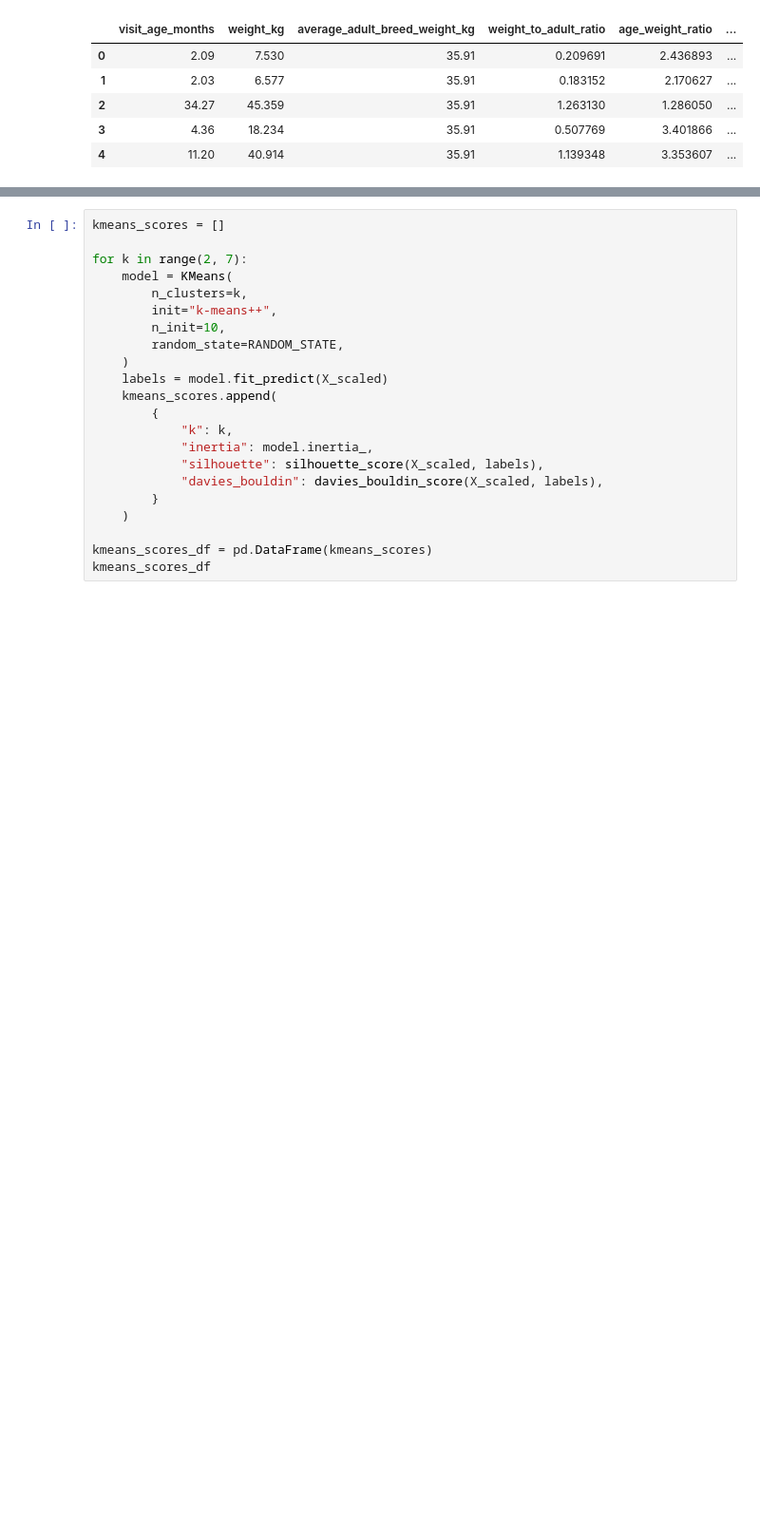
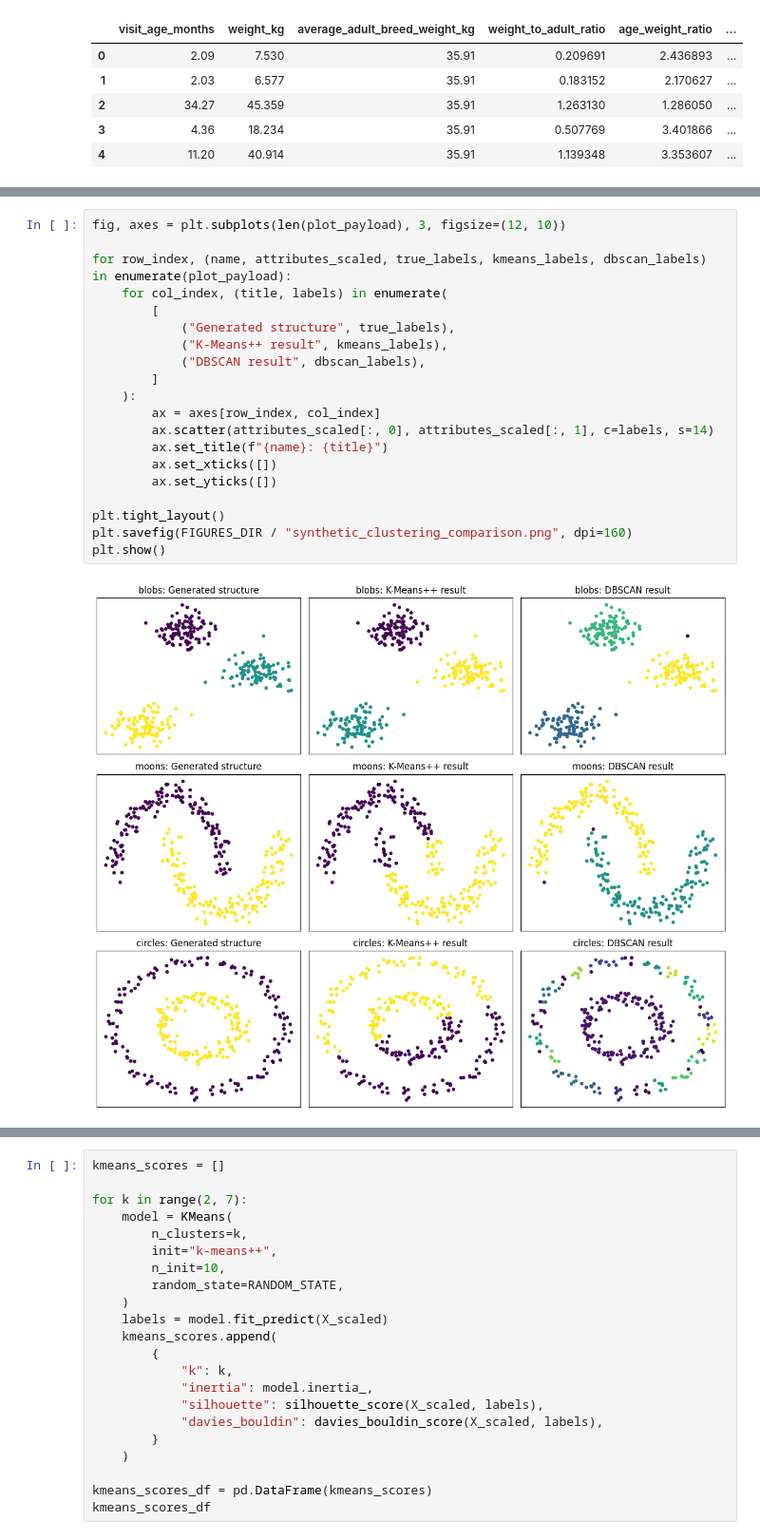
Before and after one commit to SATananov/cane-corso-growth-intelligence, a Jupyter notebook: notebooks/04_unsupervised_learning_clustering.ipynb, the cells around one changed output, grey strips where cells are left out. Shown at 95% size. Saved outputs shown, nothing was run; the diff lists cells and outputs as text; blank space fills up the shorter version.

Commit message:
Refactor code structure for improved readability and maintainability

```diff
--- a/notebooks/04_unsupervised_learning_clustering.ipynb
+++ b/notebooks/04_unsupervised_learning_clustering.ipynb
@@ -269,0 +450,22 @@ clustering suggests growth-pattern groups for exploration only
+# %%
+fig, axes = plt.subplots(len(plot_payload), 3, figsize=(12, 10))
+
+for row_index, (name, attributes_scaled, true_labels, kmeans_labels, dbscan_labels) in enumerate(plot_payload):
+    for col_index, (title, labels) in enumerate(
+        [
+            ("Generated structure", true_labels),
+            ("K-Means++ result", kmeans_labels),
+            ("DBSCAN result", dbscan_labels),
+        ]
+    ):
+        ax = axes[row_index, col_index]
+        ax.scatter(attributes_scaled[:, 0], attributes_scaled[:, 1], c=labels, s=14)
+        ax.set_title(f"{name}: {title}")
+        ax.set_xticks([])
+        ax.set_yticks([])
+
+plt.tight_layout()
+plt.savefig(FIGURES_DIR / "synthetic_clustering_comparison.png", dpi=160)
+plt.show()
+# %% [output]
+[figure, added]
```
Also changed, not shown: parts of 21 cells of this notebook, 10 other files.
